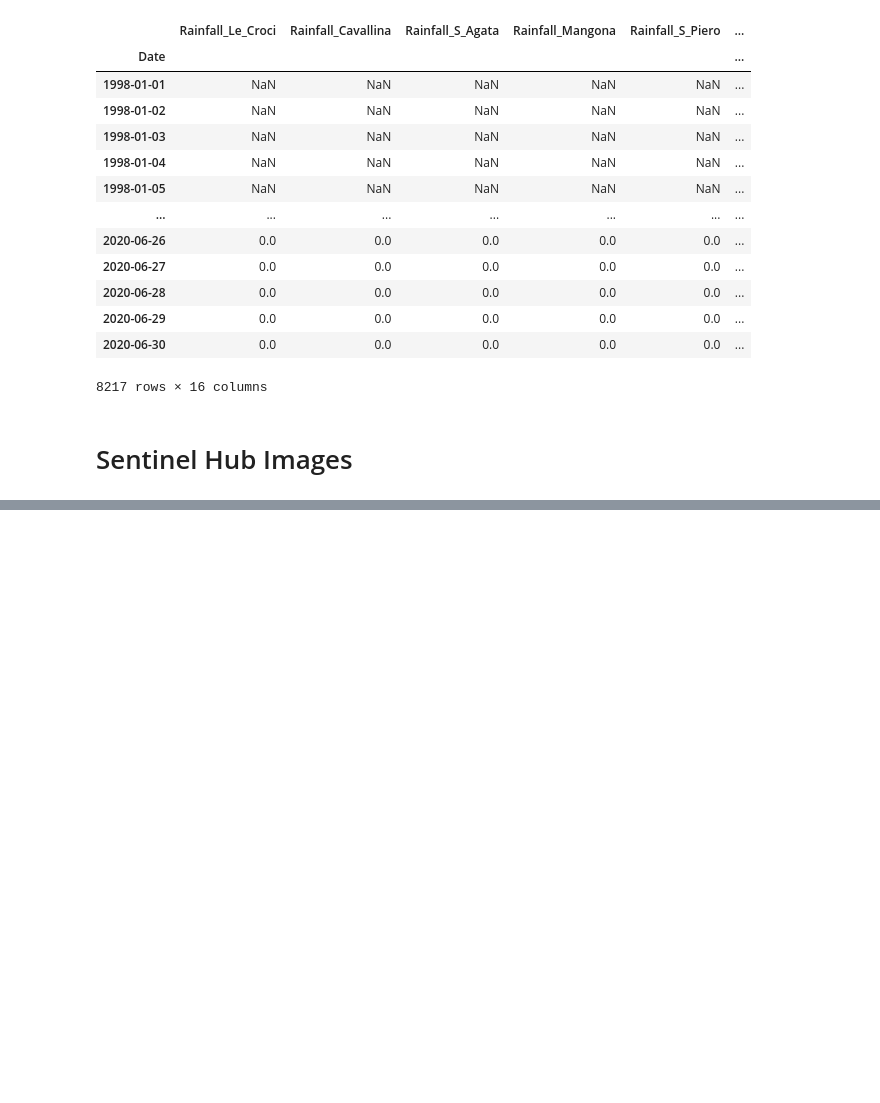
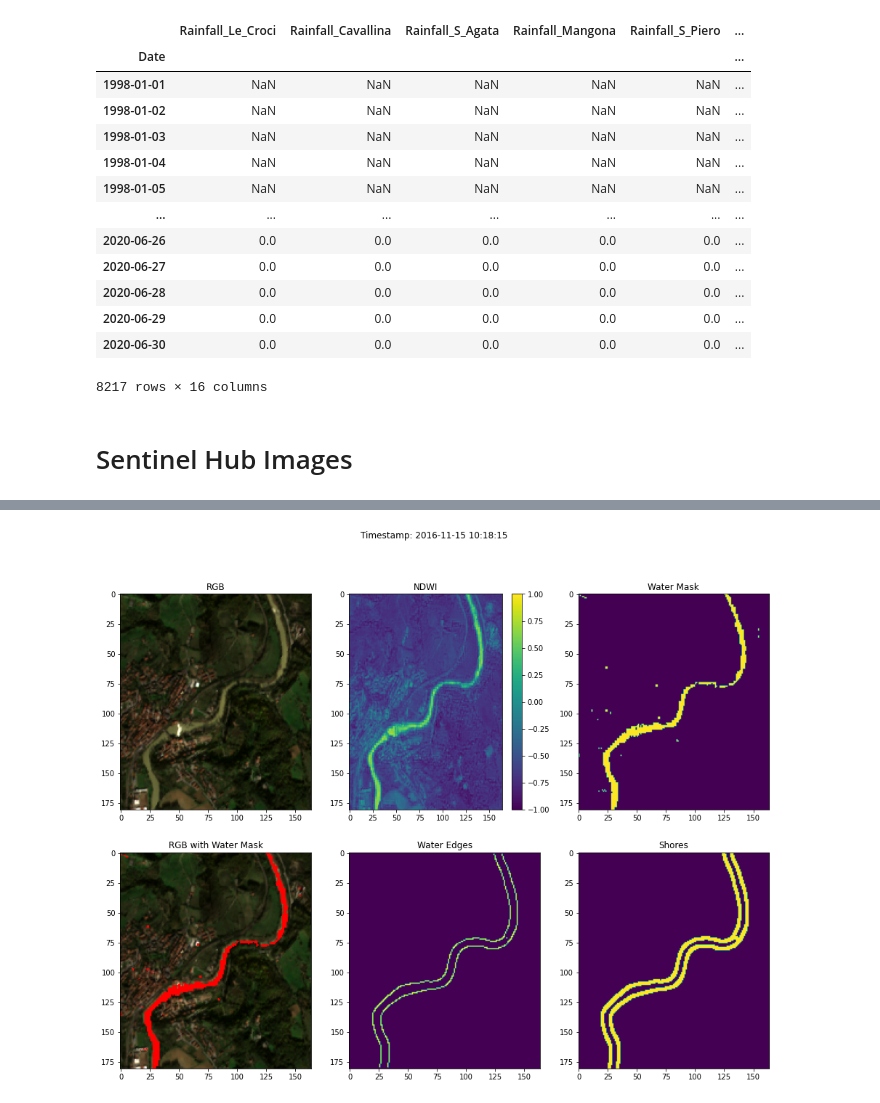
Before and after one commit to KlemenKozelj/master_thesis, a Jupyter notebook: 02_River_Arno.ipynb, the cells around one changed output, grey strips where cells are left out. Cells and saved outputs as stored; diff of their text form; code cells hidden in the pictures; blank space fills up the shorter version.

```diff
--- a/02_River_Arno.ipynb
+++ b/02_River_Arno.ipynb
@@ -96,0 +99,7 @@ eo1.corr()
+# %%
+eopatch2 = get_eopatch(
+    './data/03_EO_River_Arno_2',
+    ((43.71601307888001, 11.449397371600883), (43.73186067794631, 11.47044068641741)),
+    time_range,
+)
+eopatch2
@@ -96,0 +125,11 @@ eo1.corr()
+# %%
+(water_mask2, water_edges2, shores2, shores_edges2) = get_water_mask(
+    eopatch2,
+    water_treshhold=0.2,
+    canny_sigma=3,
+    gauss_sigma=0.25
+)
+
+visualise_water_mask(band_names, eopatch2, 0, water_mask2, water_edges2, shores2, shores_edges2)
+# %% [output]
+[figure, added]
```
Also changed, not shown: parts of 11 cells of this notebook, 2 other files.
